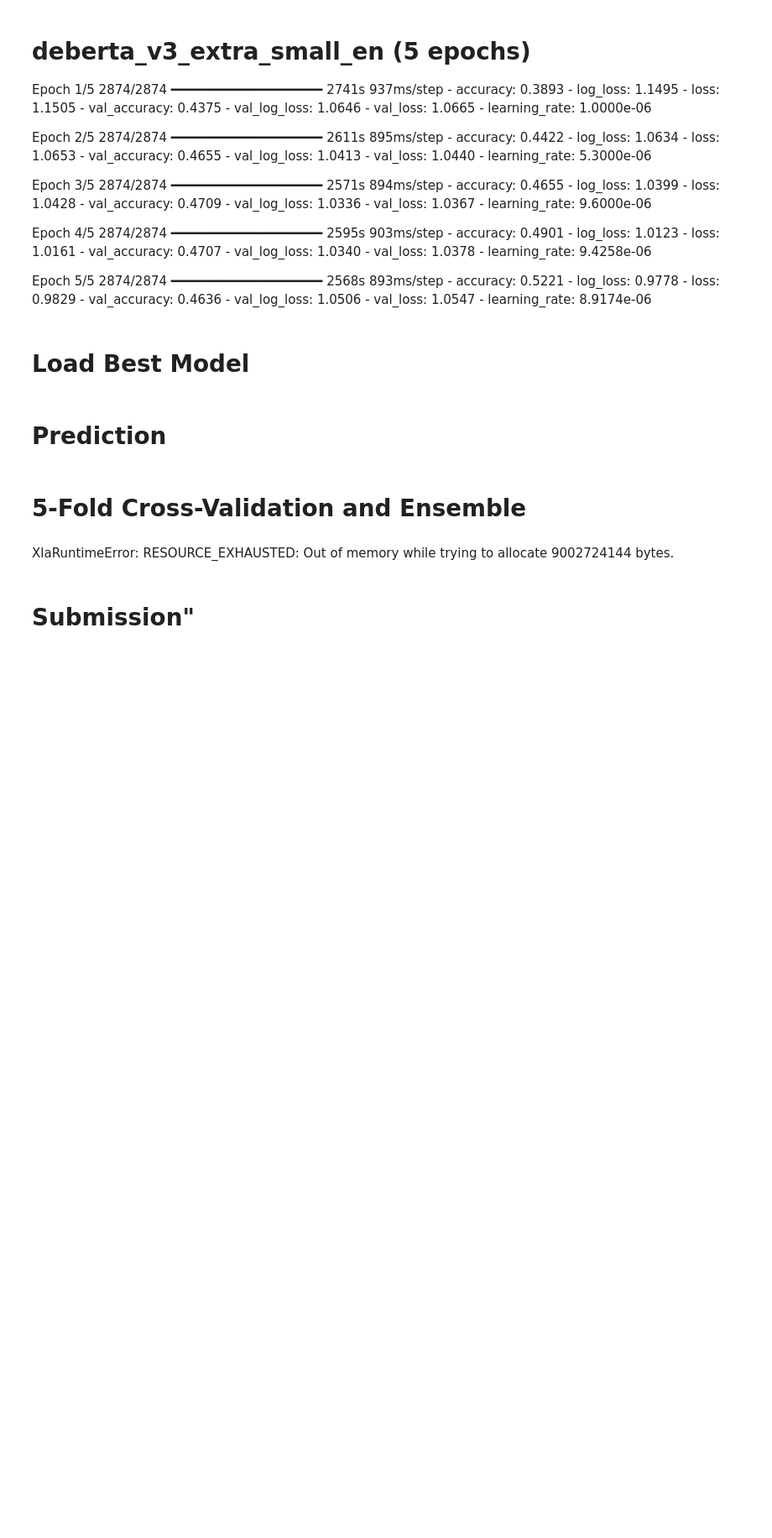
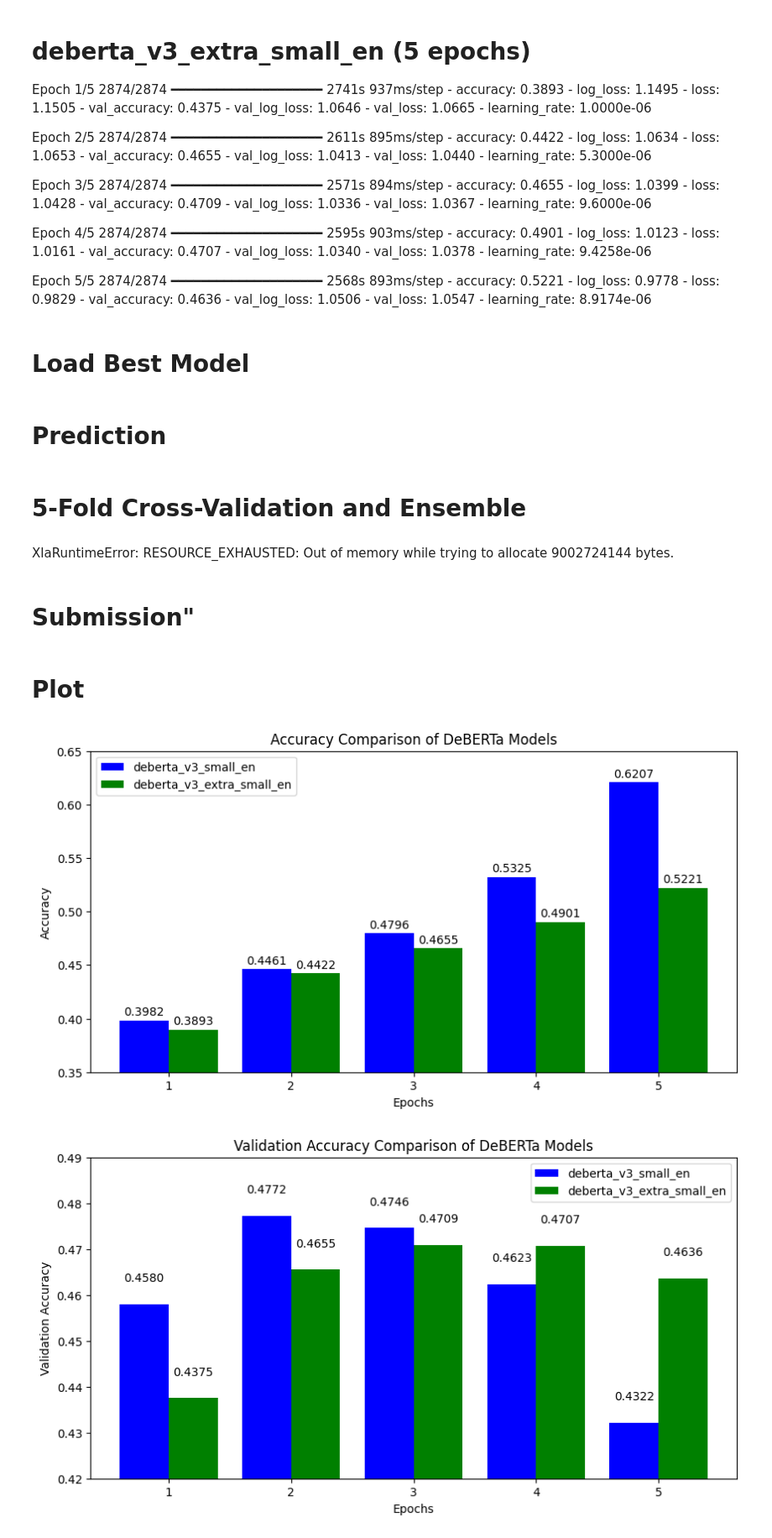
Before and after one commit to JeffereyWu-AI/LLM-Classification-Finetuning-Kaggle, a Jupyter notebook: llm_classification_finetuning_project.ipynb, the cells around one changed output. Shown: that part at 84% size. Saved outputs shown, nothing was run; the diff lists cells and outputs as text; code cells hidden in the pictures; blank space fills up the shorter version.

```diff
--- a/llm_classification_finetuning_project.ipynb
+++ b/llm_classification_finetuning_project.ipynb
@@ -832,3 +848,56 @@ sub_df = test_df[["id"]].copy()
 sub_df[CFG.class_names] = test_preds.tolist()
 sub_df.to_csv("submission.csv", index=False)
 sub_df
+# %% [markdown]
+# Plot
+# %%
+import numpy as np
+import matplotlib.pyplot as plt
+
+# 数据
+epochs = np.arange(1, 6)
+accuracy_small = [0.3982, 0.4461, 0.4796, 0.5325, 0.6207]
+val_accuracy_small = [0.4580, 0.4772, 0.4746, 0.4623, 0.4322]
+accuracy_extra_small = [0.3893, 0.4422, 0.4655, 0.4901, 0.5221]
+val_accuracy_extra_small = [0.4375, 0.4655, 0.4709, 0.4707, 0.4636]
+
+bar_width = 0.4
+
+# 画 Accuracy 对比图
+plt.figure(figsize=(10, 5))
+plt.bar(epochs - bar_width/2, accuracy_small, width=bar_width, label="deberta_v3_small_en", color='b')
+plt.bar(epochs + bar_width/2, accuracy_extra_small, width=bar_width, label="deberta_v3_extra_small_en", color='g')
+
+# 添加数值标签
+for i in range(len(epochs)):
+    plt.text(epochs[i] - bar_width/2, accuracy_small[i] + 0.005, f"{accuracy_small[i]:.4f}", ha='center', fontsize=10)
+    plt.text(epochs[i] + bar_width/2, accuracy_extra_small[i] + 0.005, f"{accuracy_extra_small[i]:.4f}", ha='center', fontsize=10)
+
+plt.xlabel("Epochs")
+plt.ylabel("Accuracy")
+plt.title("Accuracy Comparison of DeBERTa Models")
+plt.xticks(epochs)
+plt.legend()
+plt.ylim(0.35, 0.65)
+plt.show()
+
+# 画 Validation Accuracy 对比图
+plt.figure(figsize=(10, 5))
+plt.bar(epochs - bar_width/2, val_accuracy_small, width=bar_width, label="deberta_v3_small_en", color='b')
+plt.bar(epochs + bar_width/2, val_accuracy_extra_small, width=bar_width, label="deberta_v3_extra_small_en", color='g')
+
+# 添加数值标签
+for i in range(len(epochs)):
+    plt.text(epochs[i] - bar_width/2, val_accuracy_small[i] + 0.005, f"{val_accuracy_small[i]:.4f}", ha='center', fontsize=10)
+    plt.text(epochs[i] + bar_width/2, val_accuracy_extra_small[i] + 0.005, f"{val_accuracy_extra_small[i]:.4f}", ha='center', fontsize=10)
+
+plt.xlabel("Epochs")
+plt.ylabel("Validation Accuracy")
+plt.title("Validation Accuracy Comparison of DeBERTa Models")
+plt.xticks(epochs)
+plt.legend()
+plt.ylim(0.42, 0.49)
+plt.show()
+# %% [output]
+[figure, added]
+[figure, added]
```
Also changed, not shown: parts of 7 cells of this notebook, 7 other files.
